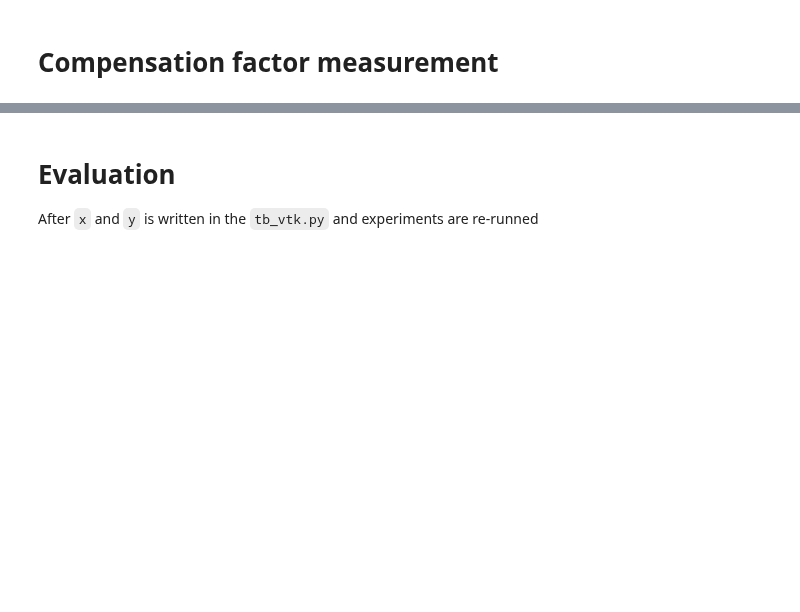
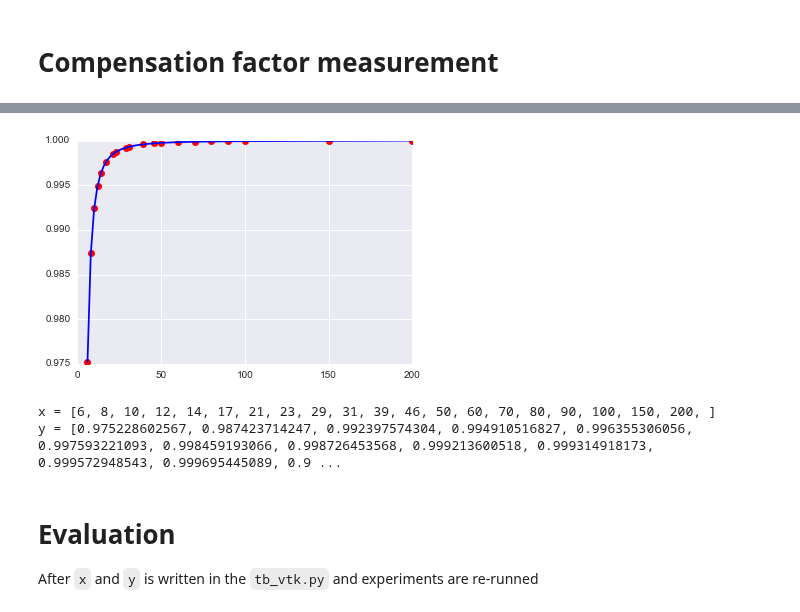
Before and after one commit to mjirik/teigen, a Jupyter notebook: examples/measured_compensation_factor.ipynb, the cells around one changed output, grey strips where cells are left out. Drawn from its saved outputs; the diff is of its cells as text; code cells hidden in the pictures; blank space fills up the shorter version.

```diff
--- a/examples/measured_compensation_factor.ipynb
+++ b/examples/measured_compensation_factor.ipynb
@@ -228,36 +252,40 @@ show_radius(dfsm)
 # %%
 from scipy.interpolate import UnivariateSpline
 from scipy.interpolate import InterpolatedUnivariateSpline
 if len(dfsm) > 0:
     x = list(dfsm["measurement_resolution"])
     y = list(dfsm["radius_surface_estimation_numeric"] / dfsm["radius_surface_estimation"])
 
-    x.append(100)
-    y.append(1.0)
+    # x.append(100)
+    # y.append(1.0)
 
     x.append(200)
     y.append(1.0)
 
     x = np.asarray(x)
     y = np.asarray(y)
     spl1 = InterpolatedUnivariateSpline(x, y)
     # spl1.set_smoothing_factor(0.1)
     xs = np.linspace(6, 200, 100)
 
     plt.figure()
     plt.plot(x[:], y[:], "ro")
     plt.plot(xs[:], spl1(xs[:]), "b")
     plt.show()
     stx = "x = ["
     for i in x:
         stx = stx + str(i) + ", "
     stx += "]"
-    sty = "y = "
+    sty = "y = ["
     for i in y:
         sty = sty + str(i) + ", "
     sty += "]"
     print stx
     print sty
+# %% [output]
+[figure, added]
+x = [6, 8, 10, 12, 14, 17, 21, 23, 29, 31, 39, 46, 50, 60, 70, 80, 90, 100, 150, 200, ]
+y = [0.975228602567, 0.987423714247, 0.992397574304, 0.994910516827, 0.996355306056, 0.997593221093, 0.998459193066, 0.998726453568, 0.999213600518, 0.999314918173, 0.999572948543, 0.999695445089, 0.9 ...
 # %% [markdown]
 # Evaluation
 
```
Also changed, not shown: parts of 21 cells of this notebook, 2 other files.
